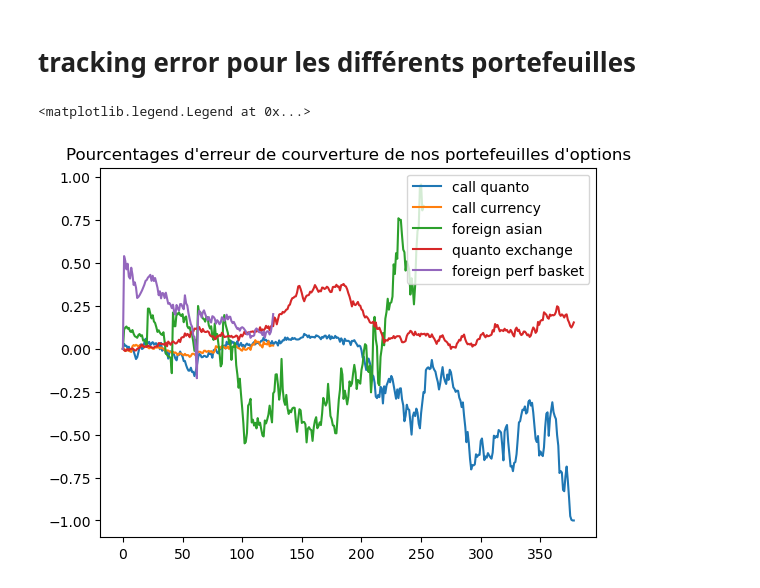
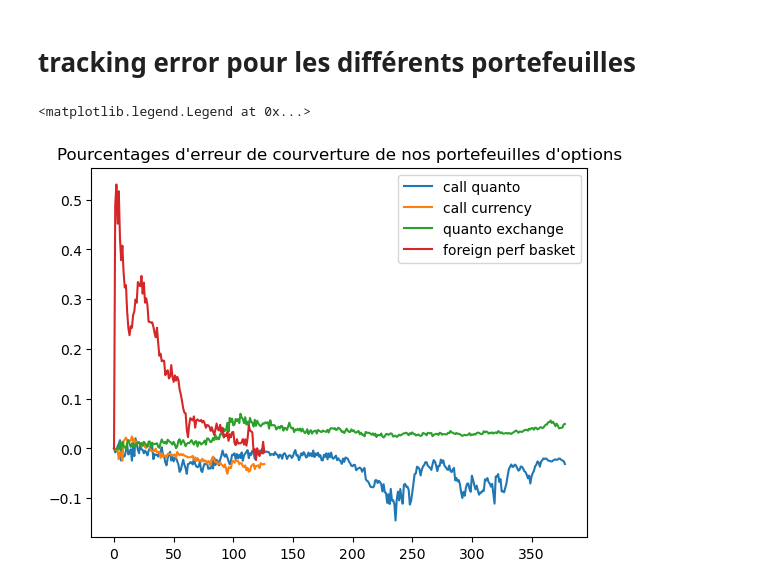
Before and after one commit to ZacharyZbr/pricer, a Jupyter notebook: Analyse de courverture.ipynb, the cells around one changed output. Drawn from its saved outputs; the diff is of its cells as text; code cells hidden in the pictures.

```diff
--- a/Analyse de courverture.ipynb
+++ b/Analyse de courverture.ipynb
@@ -191,11 +161,11 @@ tracking_error_foreign_perf_basket = (price - value) / value
 # %%
 plt.title("Pourcentages d'erreur de courverture de nos portefeuilles d'options")
 plt.plot(tracking_error_call_quanto, label = 'call quanto')
 plt.plot(tracking_error_call_currency, label = 'call currency')
-plt.plot(tracking_error_foreign_asian, label = 'foreign asian')
+#plt.plot(tracking_error_foreign_asian, label = 'foreign asian')
 plt.plot(tracking_error_quanto_exchange, label = 'quanto exchange')
 plt.plot(tracking_error_foreign_perf_basket, label = 'foreign perf basket')
 plt.legend()
 # %% [output]
 <matplotlib.legend.Legend at 0x...>
-[figure, old version]
+[figure, new version]
```
Also changed, not shown: parts of 27 cells of this notebook, 6 other files.
